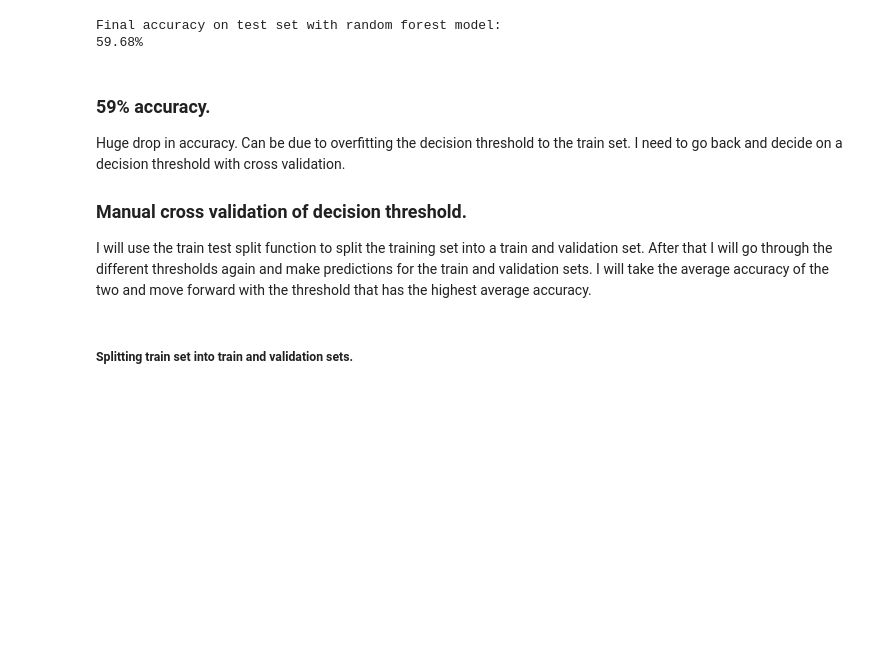
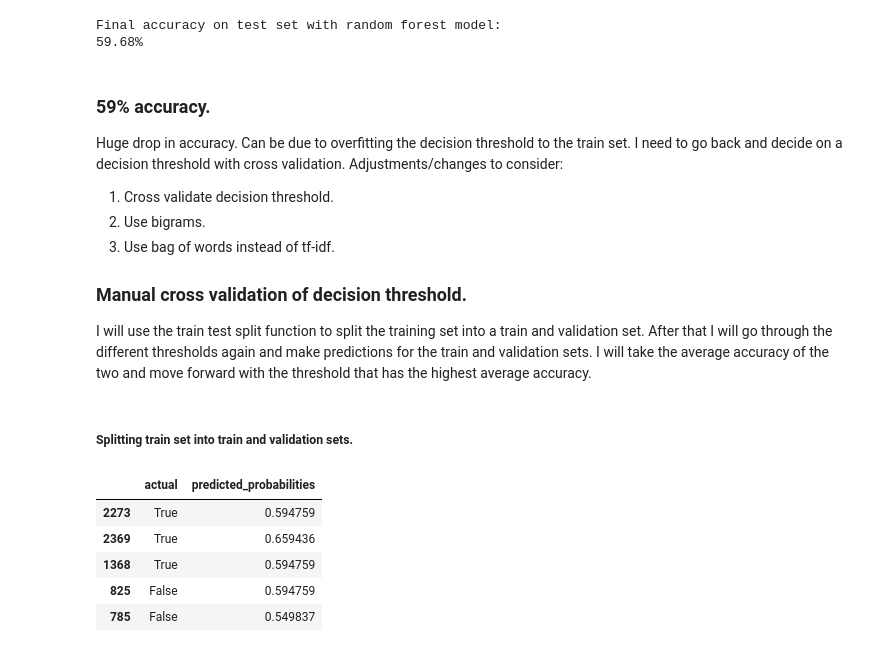
Before and after one commit to matthewzapata/twitter-trigger-warnings, a Jupyter notebook: trigger_warnings.ipynb, the cells around one changed output. Cells and saved outputs as stored; diff of their text form; code cells hidden in the pictures; blank space fills up the shorter version.

Commit message:
Begin decision threshold cv.

```diff
--- a/trigger_warnings.ipynb
+++ b/trigger_warnings.ipynb
@@ -2192,7 +2192,10 @@ Final accuracy on test set with random forest model:
 59.68%
 # %% [markdown]
 ### 59% accuracy.
-Huge drop in accuracy. Can be due to overfitting the decision threshold to the train set. I need to go back and decide on a decision threshold with cross validation.
+Huge drop in accuracy. Can be due to overfitting the decision threshold to the train set. I need to go back and decide on a decision threshold with cross validation. Adjustments/changes to consider:
+1. Cross validate decision threshold.
+1. Use bigrams.
+1. Use bag of words instead of tf-idf.
 
 ### Manual cross validation of decision threshold.
 I will use the train test split function to split  the training set into a train and validation set. After that I will go through the different thresholds again and make predictions for the train and validation sets. I will take the average accuracy of the two and move forward with the threshold that has the highest average accuracy.
@@ -2204,0 +2214,9 @@ small_X_train, small_X_validation, small_y_train, small_y_validation = train_tes
+# %%
+cv_train_rf.head()
+# %% [output]
+|  | actual | predicted_probabilities |
+| 2273 | True | 0.594759 |
+| 2369 | True | 0.659436 |
+| 1368 | True | 0.594759 |
+| 825 | False | 0.594759 |
+| 785 | False | 0.549837 |
```
Also changed, not shown: parts of 6 cells of this notebook.
